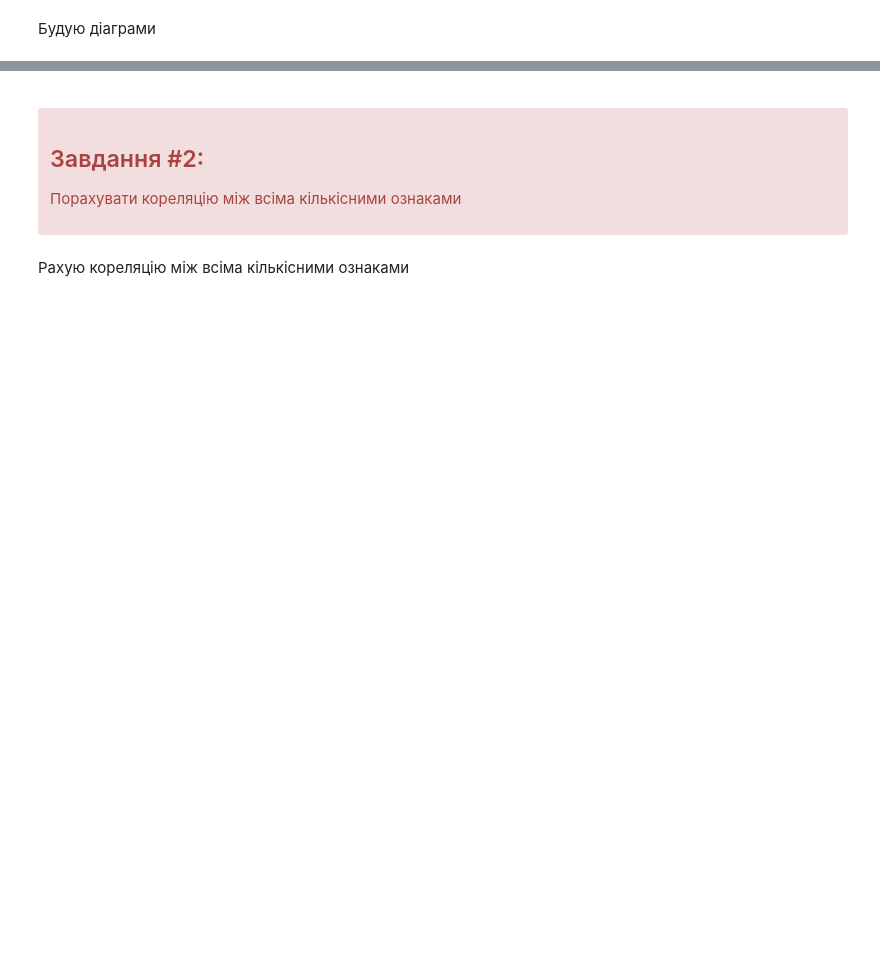
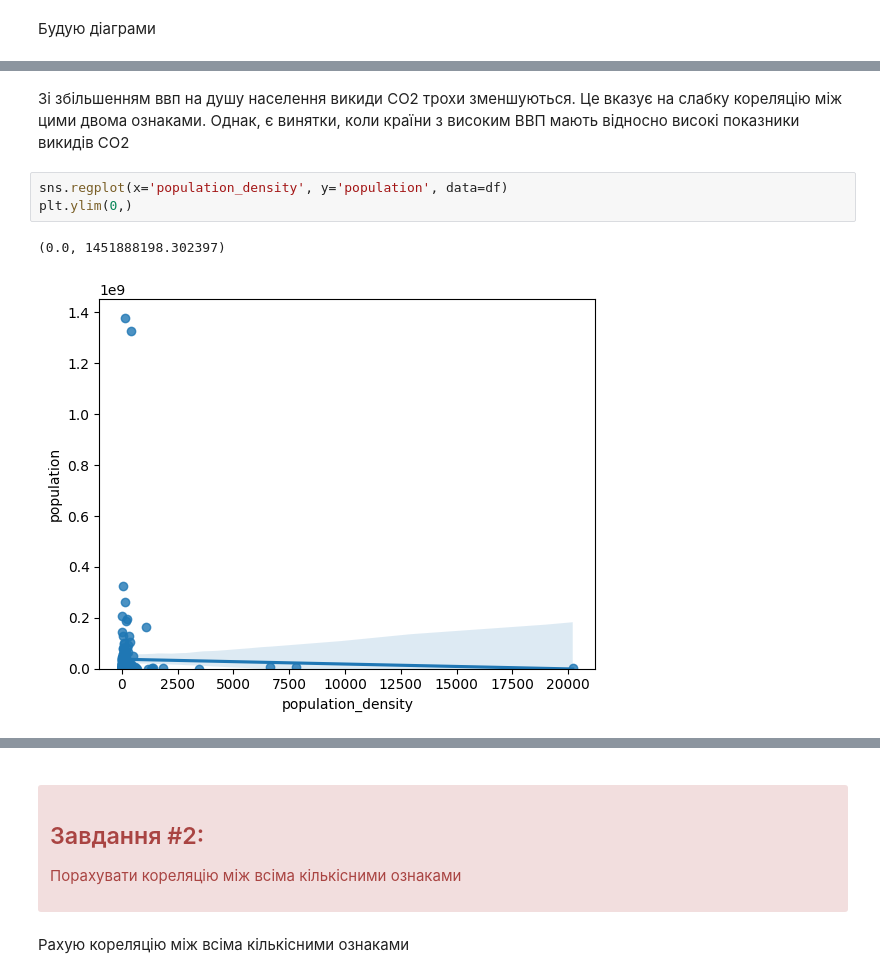
Before and after one commit to sokolovgit/data_analysis, a Jupyter notebook: lab2/lab2.ipynb, the cells around one changed output, grey strips where cells are left out. Cells and saved outputs as stored; diff of their text form; blank space fills up the shorter version.

```diff
--- a/lab2/lab2.ipynb
+++ b/lab2/lab2.ipynb
@@ -43,0 +97,8 @@
+# %% [markdown]
+Зі збільшенням ввп на душу населення викиди СО2 трохи зменшуються. Це вказує на слабку кореляцію між цими двома ознаками. Однак, є винятки, коли країни з високим ВВП мають відносно високі показники викидів CO2
+# %%
+sns.regplot(x='population_density', y='population', data=df)
+plt.ylim(0,)
+# %% [output]
+(0.0, 1451888198.302397)
+[figure, added]
```
Also changed, not shown: parts of 41 cells of this notebook.
